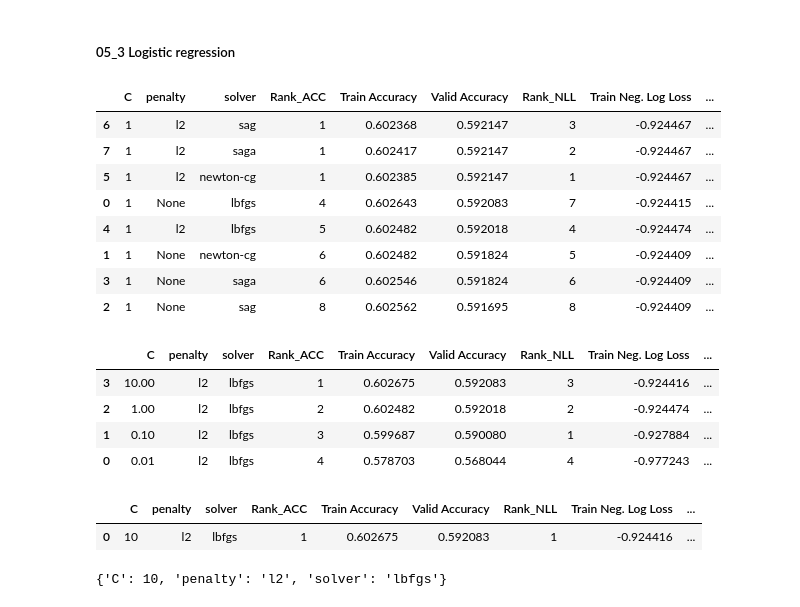
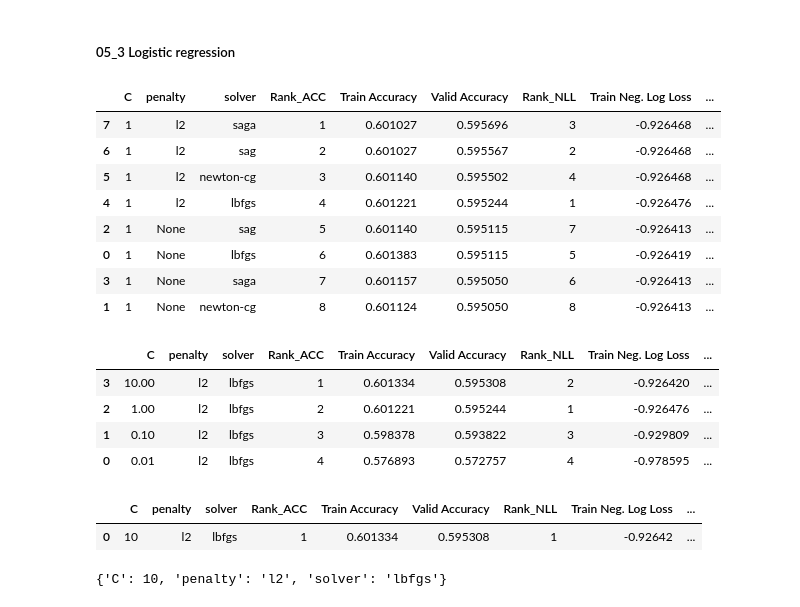
Before and after one commit to GeunSangOh/housing-insecurity, a Jupyter notebook: 05_ML_models.ipynb, the cells around one changed output. Drawn from its saved outputs; the diff is of its cells as text; code cells hidden in the pictures.

```diff
--- a/05_ML_models.ipynb
+++ b/05_ML_models.ipynb
@@ -823,7 +875,7 @@ rf_gsearch3 = GridSearchCV(
                 'min_samples_split': [2],
                 'min_samples_leaf': [1]},
     estimator=rf_clf,
-    cv=5,
+    cv=cv,
     scoring=['accuracy', 'neg_log_loss', 'roc_auc_ovr'],
     refit='accuracy',
     return_train_score=True,
@@ -870,7 +922,7 @@ rf_gsearch4 = GridSearchCV(
                 'min_samples_split': [2],
                 'min_samples_leaf': [1]},
     estimator=rf_clf,
-    cv=5,
+    cv=cv,
     scoring=['accuracy', 'neg_log_loss', 'roc_auc_ovr'],
     refit='accuracy',
     return_train_score=True,
@@ -914,7 +966,7 @@ rf_gsearch5 = GridSearchCV(
                 'min_samples_split': [2],
                 'min_samples_leaf': [1]},
     estimator=rf_clf,
-    cv=5,
+    cv=cv,
     scoring=['accuracy', 'neg_log_loss', 'roc_auc_ovr'],
     refit='accuracy',
     return_train_score=True,
@@ -1238,33 +1291,34 @@ plt.show()
 ##### 05_3 Logistic regression
 # %%
 mlogit = LogisticRegression(max_iter=1000, random_state=seed)
+cv = StratifiedKFold(n_splits=5, shuffle=True, random_state=seed)
 # %%
 # Grid-search for logistic regression_0
 mlogit_gsearch0 = GridSearchCV(
     param_grid={'solver': ['lbfgs', 'newton-cg', 'sag', 'saga'],
                 'penalty': [None, 'l2'],
                 'C': [1]},
                 estimator=mlogit,
-                cv=5,
+                cv=cv,
                 scoring=['accuracy', 'neg_log_loss', 'roc_auc_ovr'],
                 refit='accuracy',
                 return_train_score=True
 )
 
 mlogit_gsearch0.fit(X_res_ohe_scaled, y_res)
 
 mlogit_cv_results_df0 = cv_results(mlogit_gsearch0)
 mlogit_cv_results_df0.sort_values(by="Rank_ACC", ascending=True)
 # %% [output]
 |  | C | penalty | solver | Rank_ACC | Train Accuracy | Valid Accuracy | Rank_NLL | Train Neg. Log Loss | ... |
-| 6 | 1 | l2 | sag | 1 | 0.602368 | 0.592147 | 3 | -0.924467 | ... |
-| 7 | 1 | l2 | saga | 1 | 0.602417 | 0.592147 | 2 | -0.924467 | ... |
-| 5 | 1 | l2 | newton-cg | 1 | 0.602385 | 0.592147 | 1 | -0.924467 | ... |
-| 0 | 1 | None | lbfgs | 4 | 0.602643 | 0.592083 | 7 | -0.924415 | ... |
-| 4 | 1 | l2 | lbfgs | 5 | 0.602482 | 0.592018 | 4 | -0.924474 | ... |
-| 1 | 1 | None | newton-cg | 6 | 0.602482 | 0.591824 | 5 | -0.924409 | ... |
-| 3 | 1 | None | saga | 6 | 0.602546 | 0.591824 | 6 | -0.924409 | ... |
-| 2 | 1 | None | sag | 8 | 0.602562 | 0.591695 | 8 | -0.924409 | ... |
+| 7 | 1 | l2 | saga | 1 | 0.601027 | 0.595696 | 3 | -0.926468 | ... |
+| 6 | 1 | l2 | sag | 2 | 0.601027 | 0.595567 | 2 | -0.926468 | ... |
+| 5 | 1 | l2 | newton-cg | 3 | 0.601140 | 0.595502 | 4 | -0.926468 | ... |
+| 4 | 1 | l2 | lbfgs | 4 | 0.601221 | 0.595244 | 1 | -0.926476 | ... |
+| 2 | 1 | None | sag | 5 | 0.601140 | 0.595115 | 7 | -0.926413 | ... |
+| 0 | 1 | None | lbfgs | 6 | 0.601383 | 0.595115 | 5 | -0.926419 | ... |
+| 3 | 1 | None | saga | 7 | 0.601157 | 0.595050 | 6 | -0.926413 | ... |
+| 1 | 1 | None | newton-cg | 8 | 0.601124 | 0.595050 | 8 | -0.926413 | ... |
 # %%
 # Grid-search for logistic regression_1
 mlogit_gsearch1 = GridSearchCV(
@@ -1272,7 +1326,7 @@ mlogit_gsearch1 = GridSearchCV(
                 'penalty': ['l2'],
                 'C': [0.01, 0.1, 1, 10]},
     estimator=mlogit,
-    cv=5,
+    cv=cv,
     scoring=['accuracy', 'neg_log_loss', 'roc_auc_ovr'],
     refit='accuracy',
     return_train_score=True
@@ -1284,10 +1338,10 @@ mlogit_cv_results_df1 = cv_results(mlogit_gsearch1)
 mlogit_cv_results_df1.sort_values(by="Rank_ACC", ascending=True)
 # %% [output]
 |  | C | penalty | solver | Rank_ACC | Train Accuracy | Valid Accuracy | Rank_NLL | Train Neg. Log Loss | ... |
-| 3 | 10.00 | l2 | lbfgs | 1 | 0.602675 | 0.592083 | 3 | -0.924416 | ... |
-| 2 | 1.00 | l2 | lbfgs | 2 | 0.602482 | 0.592018 | 2 | -0.924474 | ... |
-| 1 | 0.10 | l2 | lbfgs | 3 | 0.599687 | 0.590080 | 1 | -0.927884 | ... |
-| 0 | 0.01 | l2 | lbfgs | 4 | 0.578703 | 0.568044 | 4 | -0.977243 | ... |
+| 3 | 10.00 | l2 | lbfgs | 1 | 0.601334 | 0.595308 | 2 | -0.926420 | ... |
+| 2 | 1.00 | l2 | lbfgs | 2 | 0.601221 | 0.595244 | 1 | -0.926476 | ... |
+| 1 | 0.10 | l2 | lbfgs | 3 | 0.598378 | 0.593822 | 3 | -0.929809 | ... |
+| 0 | 0.01 | l2 | lbfgs | 4 | 0.576893 | 0.572757 | 4 | -0.978595 | ... |
 # %%
 # Grid-search for logistic regression_2
 mlogit_gsearch2 = GridSearchCV(
@@ -1295,7 +1349,7 @@ mlogit_gsearch2 = GridSearchCV(
                 'penalty': ['l2'],
                 'C': [10]},
     estimator=mlogit,
-    cv=5,
+    cv=cv,
     scoring=['accuracy', 'neg_log_loss', 'roc_auc_ovr'],
     refit='accuracy',
     return_train_score=True
@@ -1307,7 +1361,7 @@ mlogit_cv_results_df2 = cv_results(mlogit_gsearch2)
 mlogit_cv_results_df2.sort_values(by="Rank_ACC", ascending=True)
 # %% [output]
 |  | C | penalty | solver | Rank_ACC | Train Accuracy | Valid Accuracy | Rank_NLL | Train Neg. Log Loss | ... |
-| 0 | 10 | l2 | lbfgs | 1 | 0.602675 | 0.592083 | 1 | -0.924416 | ... |
+| 0 | 10 | l2 | lbfgs | 1 | 0.601334 | 0.595308 | 1 | -0.92642 | ... |
 # %%
 # Logistic regression final model
 print(mlogit_gsearch2.best_params_)
```
Also changed, not shown: parts of 68 cells of this notebook.
